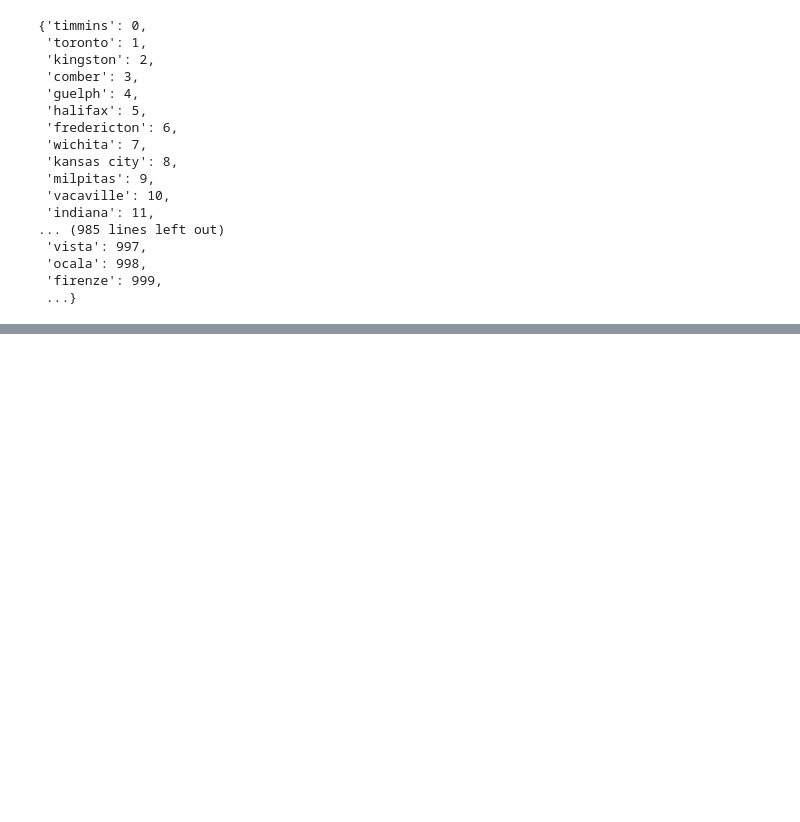
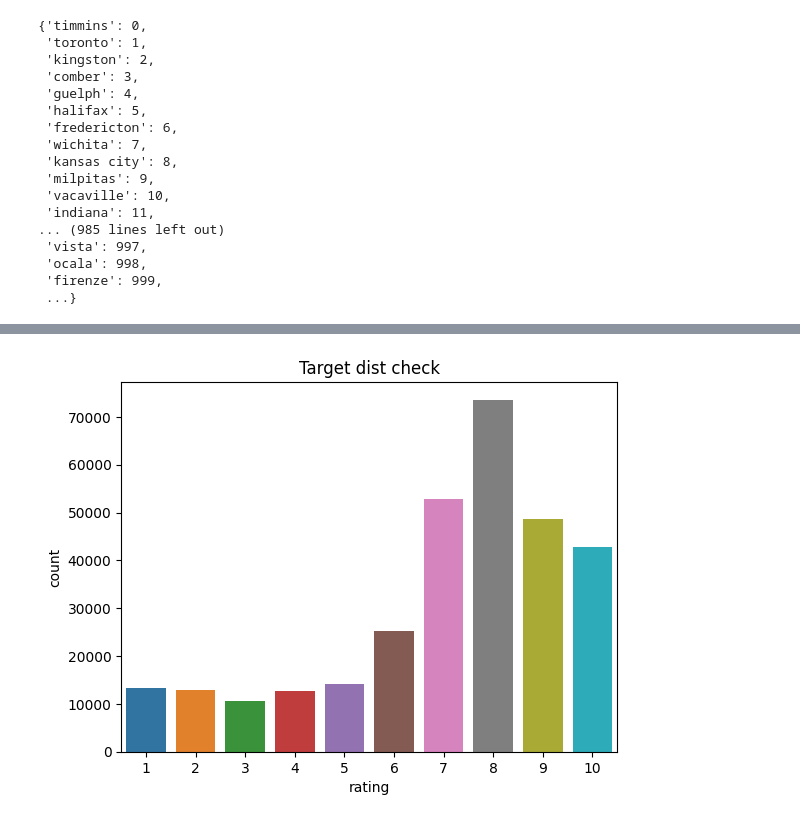
Before and after one commit to boostcampaitech4recsys2/level1_bookratingprediction_recsys-level1-recsys-06, a Jupyter notebook: EDA/EDA-LJH.ipynb, the cells around one changed output, grey strips where cells are left out. Cells and saved outputs as stored; diff of their text form; code cells hidden in the pictures; blank space fills up the shorter version.

```diff
--- a/EDA/EDA-LJH.ipynb
+++ b/EDA/EDA-LJH.ipynb
@@ -546,0 +555,6 @@ idx['loc_city2idx']
+# %%
+sns.countplot(x="rating", data=train_df)
+plt.title("Target dist check")
+plt.show()
+# %% [output]
+[figure, added]
```
Also changed, not shown: parts of 3 cells of this notebook, 1 other file.
